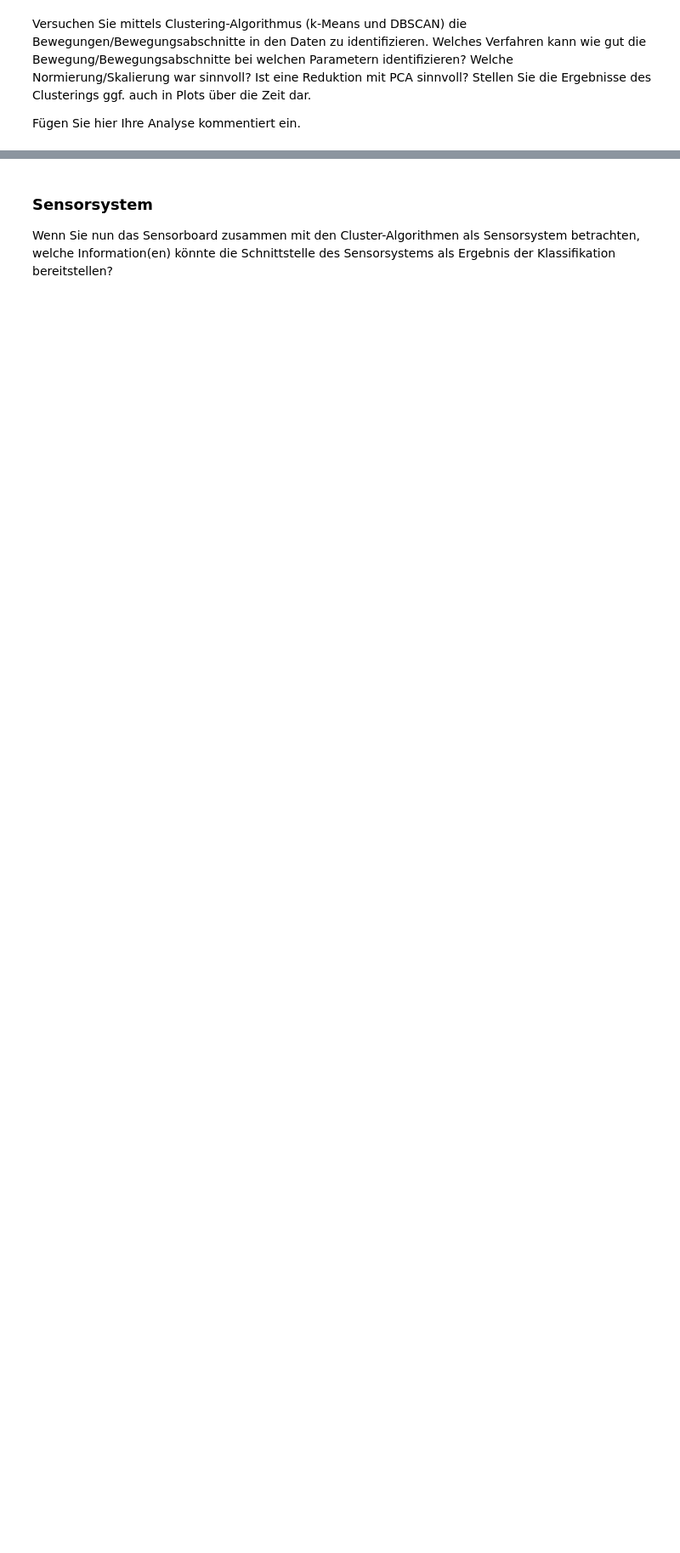
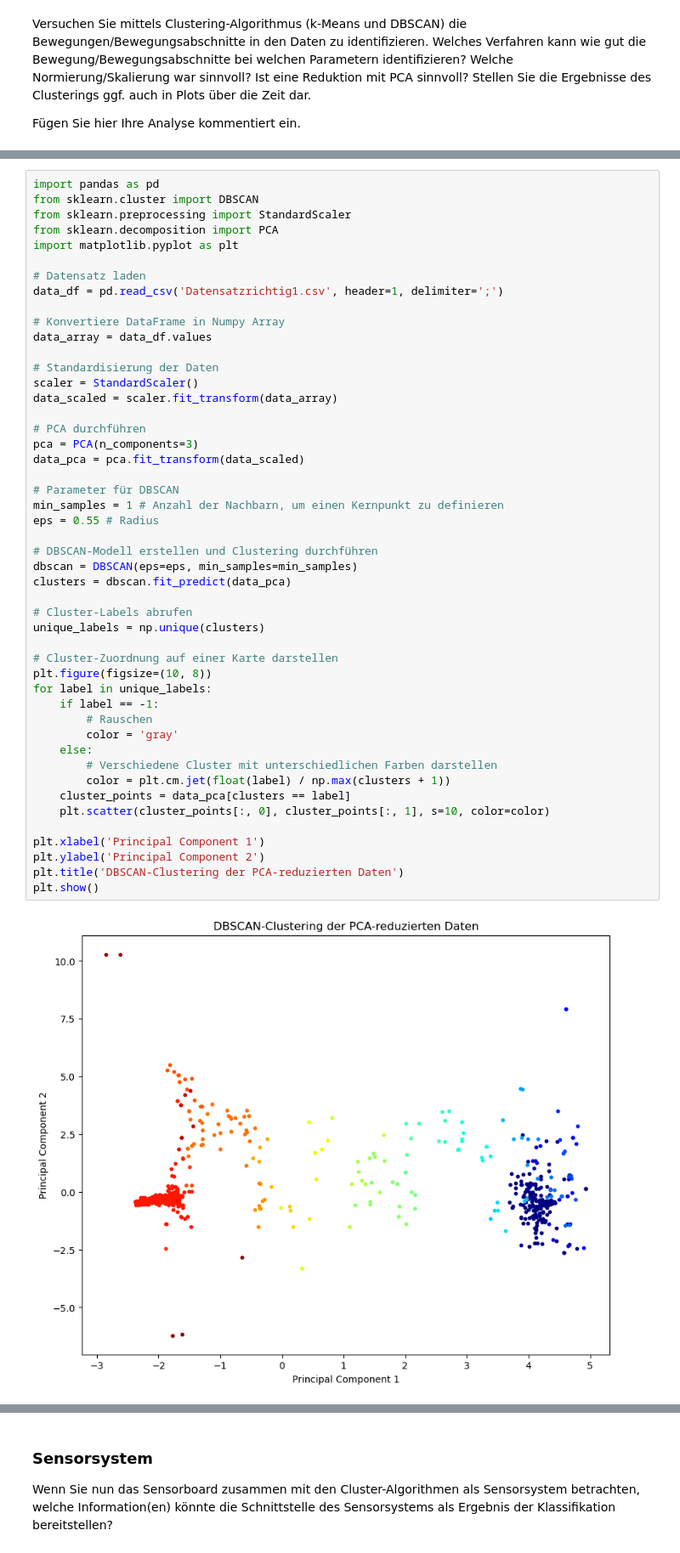
Before and after one commit to kanuphamm/ISS_Praktikum, a Jupyter notebook: Praktikum4/Praktikum4_v02tt-Copy1.ipynb, the cells around one changed output, grey strips where cells are left out. Shown at 85% size. Drawn from its saved outputs; the diff is of its cells as text; blank space fills up the shorter version.

```diff
--- a/Praktikum4/Praktikum4_v02tt-Copy1.ipynb
+++ b/Praktikum4/Praktikum4_v02tt-Copy1.ipynb
@@ -374,0 +393,50 @@ plt.show()
+# %%
+import pandas as pd
+from sklearn.cluster import DBSCAN
+from sklearn.preprocessing import StandardScaler
+from sklearn.decomposition import PCA
+import matplotlib.pyplot as plt
+
+# Datensatz laden
+data_df = pd.read_csv('Datensatzrichtig1.csv', header=1, delimiter=';')
+
+# Konvertiere DataFrame in Numpy Array
+data_array = data_df.values
+
+# Standardisierung der Daten
+scaler = StandardScaler()
+data_scaled = scaler.fit_transform(data_array)
+
+# PCA durchführen
+pca = PCA(n_components=3)
+data_pca = pca.fit_transform(data_scaled)
+
+# Parameter für DBSCAN
+min_samples = 1 # Anzahl der Nachbarn, um einen Kernpunkt zu definieren
+eps = 0.55 # Radius
+
+# DBSCAN-Modell erstellen und Clustering durchführen
+dbscan = DBSCAN(eps=eps, min_samples=min_samples)
+clusters = dbscan.fit_predict(data_pca)
+
+# Cluster-Labels abrufen
+unique_labels = np.unique(clusters)
+
+# Cluster-Zuordnung auf einer Karte darstellen
+plt.figure(figsize=(10, 8))
+for label in unique_labels:
+    if label == -1:
+        # Rauschen
+        color = 'gray'
+    else:
+        # Verschiedene Cluster mit unterschiedlichen Farben darstellen
+        color = plt.cm.jet(float(label) / np.max(clusters + 1))
+    cluster_points = data_pca[clusters == label]
+    plt.scatter(cluster_points[:, 0], cluster_points[:, 1], s=10, color=color)
+
+plt.xlabel('Principal Component 1')
+plt.ylabel('Principal Component 2')
+plt.title('DBSCAN-Clustering der PCA-reduzierten Daten')
+plt.show()
+# %% [output]
+[figure, added]
```
Also changed, not shown: parts of 6 cells of this notebook, 1 other file.
